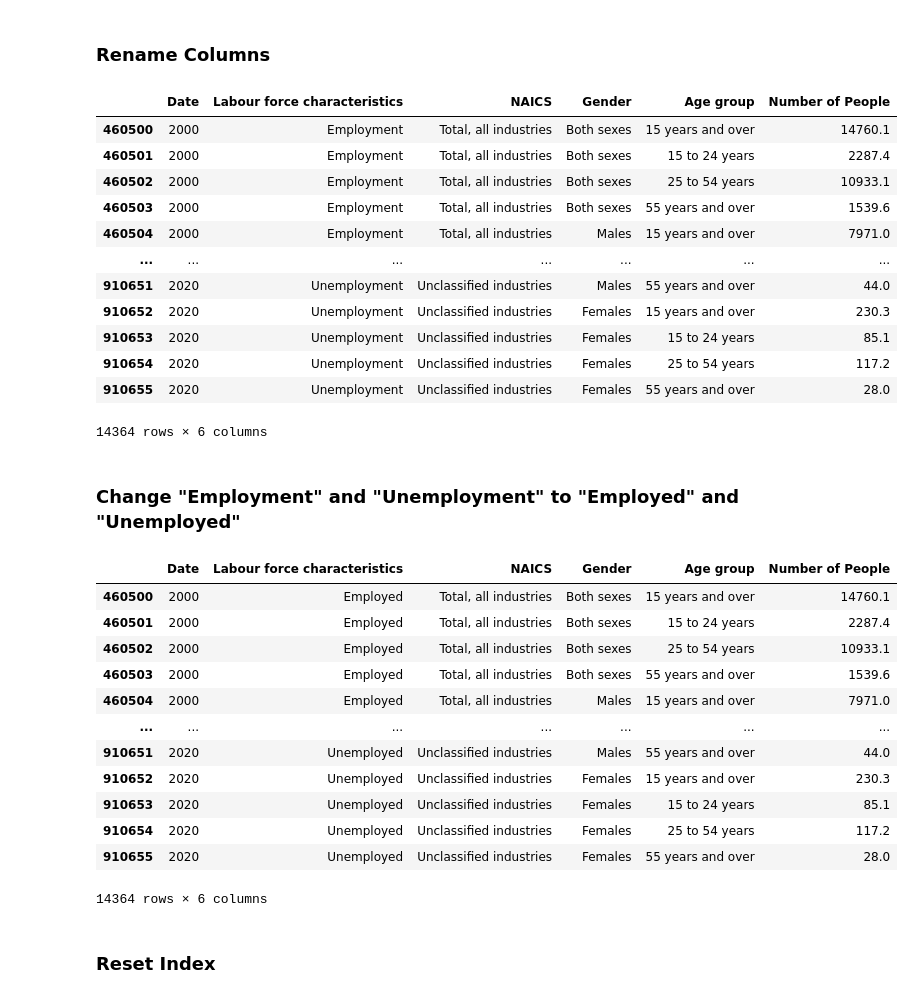
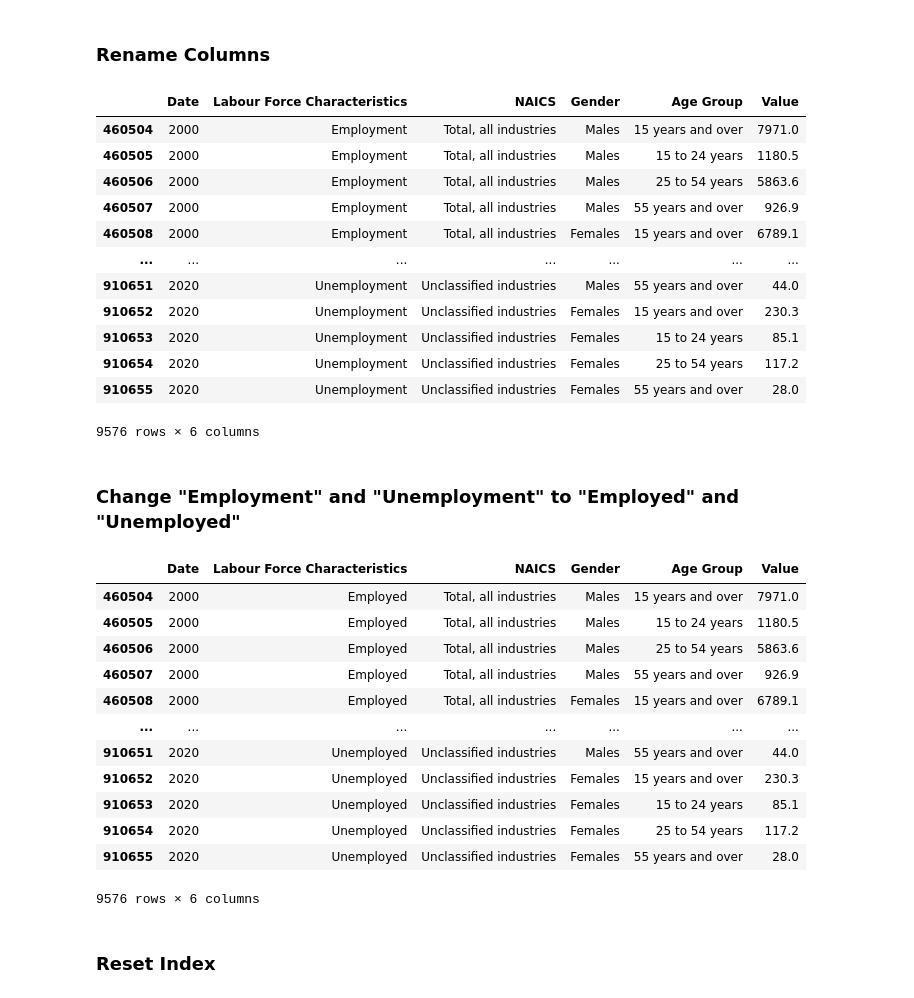
Before and after one commit to KhaledElbasiouni/CSI4142-Project, a Jupyter notebook: data-staging-employment.ipynb, the cells around one changed output. Saved outputs shown, nothing was run; the diff lists cells and outputs as text; code cells hidden in the pictures.

```diff
--- a/data-staging-employment.ipynb
+++ b/data-staging-employment.ipynb
@@ -19,6 +19,7 @@ df.head()
 # %%
 df = df[(df['REF_DATE'] >= 2000) & (df['REF_DATE'] < 2021) & (df["GEO"] == "Canada") & (df["UOM"] == "Persons")]
 df = df[df["Labour force characteristics"].isin(["Employment", "Unemployment"])]
+df = df[df["Sex"].isin(["Males", "Females"])]
 df.head()
 # %% [output]
 |  | REF_DATE | GEO | DGUID | Labour force characteristics | North American Industry Classific... | Sex | Age group | UOM | ... |
@@ -43,42 +46,42 @@ df.head()
 # %% [markdown]
 ### Rename Columns
 # %%
-df.rename(columns={'REF_DATE': 'Date', 'North American Industry Classification System (NAICS)': 'NAICS','VALUE': 'Number of People', 'Sex': 'Gender'}, inplace=True)
+df.rename(columns={'REF_DATE': 'Date', 'North American Industry Classification System (NAICS)': 'NAICS','VALUE': 'Value', 'Sex': 'Gender', "Labour force characteristics": "Labour Force Characteristics", "Age group": "Age Group"}, inplace=True)
 df
 # %% [output]
-|  | Date | Labour force characteristics | NAICS | Gender | Age group | Number of People |
-| 460500 | 2000 | Employment | Total, all industries | Both sexes | 15 years and over | 14760.1 |
-| 460501 | 2000 | Employment | Total, all industries | Both sexes | 15 to 24 years | 2287.4 |
-| 460502 | 2000 | Employment | Total, all industries | Both sexes | 25 to 54 years | 10933.1 |
-| 460503 | 2000 | Employment | Total, all industries | Both sexes | 55 years and over | 1539.6 |
+|  | Date | Labour Force Characteristics | NAICS | Gender | Age Group | Value |
 | 460504 | 2000 | Employment | Total, all industries | Males | 15 years and over | 7971.0 |
+| 460505 | 2000 | Employment | Total, all industries | Males | 15 to 24 years | 1180.5 |
+| 460506 | 2000 | Employment | Total, all industries | Males | 25 to 54 years | 5863.6 |
+| 460507 | 2000 | Employment | Total, all industries | Males | 55 years and over | 926.9 |
+| 460508 | 2000 | Employment | Total, all industries | Females | 15 years and over | 6789.1 |
 | ... | ... | ... | ... | ... | ... | ... |
 | 910651 | 2020 | Unemployment | Unclassified industries | Males | 55 years and over | 44.0 |
 | 910652 | 2020 | Unemployment | Unclassified industries | Females | 15 years and over | 230.3 |
 | 910653 | 2020 | Unemployment | Unclassified industries | Females | 15 to 24 years | 85.1 |
 | 910654 | 2020 | Unemployment | Unclassified industries | Females | 25 to 54 years | 117.2 |
 | 910655 | 2020 | Unemployment | Unclassified industries | Females | 55 years and over | 28.0 |
-14364 rows × 6 columns
+9576 rows × 6 columns
 # %% [markdown]
 ### Change "Employment" and "Unemployment" to "Employed" and "Unemployed"
 # %%
-df.loc[df["Labour force characteristics"] == "Employment", "Labour force characteristics"] = 'Employed'
-df.loc[df["Labour force characteristics"] == "Unemployment", "Labour force characteristics"] = 'Unemployed'
+df.loc[df["Labour Force Characteristics"] == "Employment", "Labour Force Characteristics"] = 'Employed'
+df.loc[df["Labour Force Characteristics"] == "Unemployment", "Labour Force Characteristics"] = 'Unemployed'
 df
 # %% [output]
-|  | Date | Labour force characteristics | NAICS | Gender | Age group | Number of People |
-| 460500 | 2000 | Employed | Total, all industries | Both sexes | 15 years and over | 14760.1 |
-| 460501 | 2000 | Employed | Total, all industries | Both sexes | 15 to 24 years | 2287.4 |
-| 460502 | 2000 | Employed | Total, all industries | Both sexes | 25 to 54 years | 10933.1 |
-| 460503 | 2000 | Employed | Total, all industries | Both sexes | 55 years and over | 1539.6 |
+|  | Date | Labour Force Characteristics | NAICS | Gender | Age Group | Value |
 | 460504 | 2000 | Employed | Total, all industries | Males | 15 years and over | 7971.0 |
+| 460505 | 2000 | Employed | Total, all industries | Males | 15 to 24 years | 1180.5 |
+| 460506 | 2000 | Employed | Total, all industries | Males | 25 to 54 years | 5863.6 |
+| 460507 | 2000 | Employed | Total, all industries | Males | 55 years and over | 926.9 |
+| 460508 | 2000 | Employed | Total, all industries | Females | 15 years and over | 6789.1 |
 | ... | ... | ... | ... | ... | ... | ... |
 | 910651 | 2020 | Unemployed | Unclassified industries | Males | 55 years and over | 44.0 |
 | 910652 | 2020 | Unemployed | Unclassified industries | Females | 15 years and over | 230.3 |
 | 910653 | 2020 | Unemployed | Unclassified industries | Females | 15 to 24 years | 85.1 |
 | 910654 | 2020 | Unemployed | Unclassified industries | Females | 25 to 54 years | 117.2 |
 | 910655 | 2020 | Unemployed | Unclassified industries | Females | 55 years and over | 28.0 |
-14364 rows × 6 columns
+9576 rows × 6 columns
 # %% [markdown]
 ### Reset Index
 # %%
```
Also changed, not shown: parts of 16 cells of this notebook.
